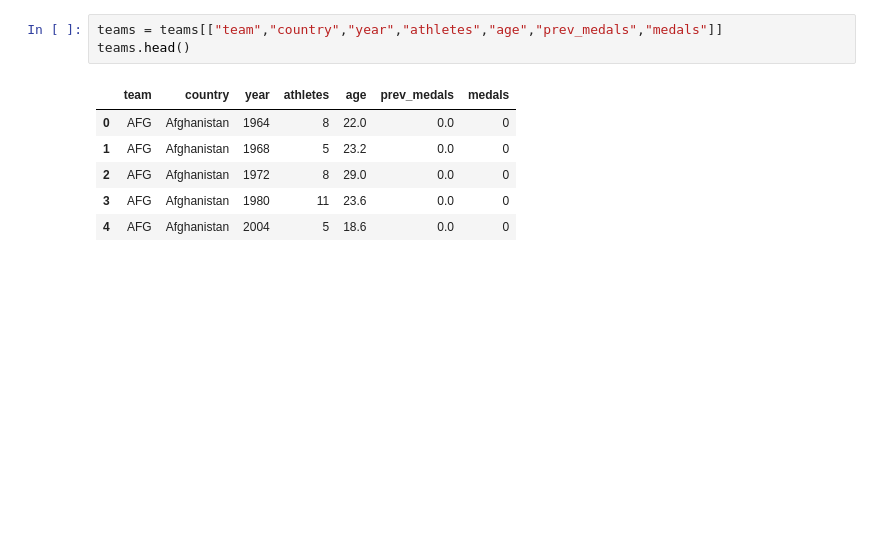
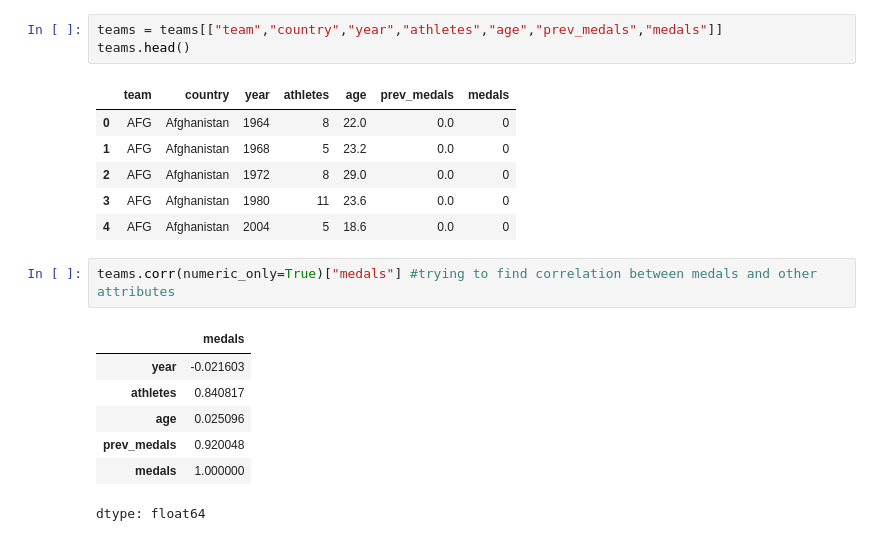
Before and after one commit to Nish613/OlympicMedals_MLPrediction, a Jupyter notebook: OlympicMedals_MLPrediction.ipynb, the cells around one changed output. Drawn from its saved outputs; the diff is of its cells as text; blank space fills up the shorter version.

```diff
--- a/OlympicMedals_MLPrediction.ipynb
+++ b/OlympicMedals_MLPrediction.ipynb
@@ -22,3 +24,13 @@ teams.head()
 | 2 | AFG | Afghanistan | 1972 | 8 | 29.0 | 0.0 | 0 |
 | 3 | AFG | Afghanistan | 1980 | 11 | 23.6 | 0.0 | 0 |
 | 4 | AFG | Afghanistan | 2004 | 5 | 18.6 | 0.0 | 0 |
+# %%
+teams.corr(numeric_only=True)["medals"] #trying to find correlation between medals and other attributes
+# %% [output]
+|  | medals |
+| year | -0.021603 |
+| athletes | 0.840817 |
+| age | 0.025096 |
+| prev_medals | 0.920048 |
+| medals | 1.000000 |
+dtype: float64
```
Also changed, not shown: parts of 3 cells of this notebook.
